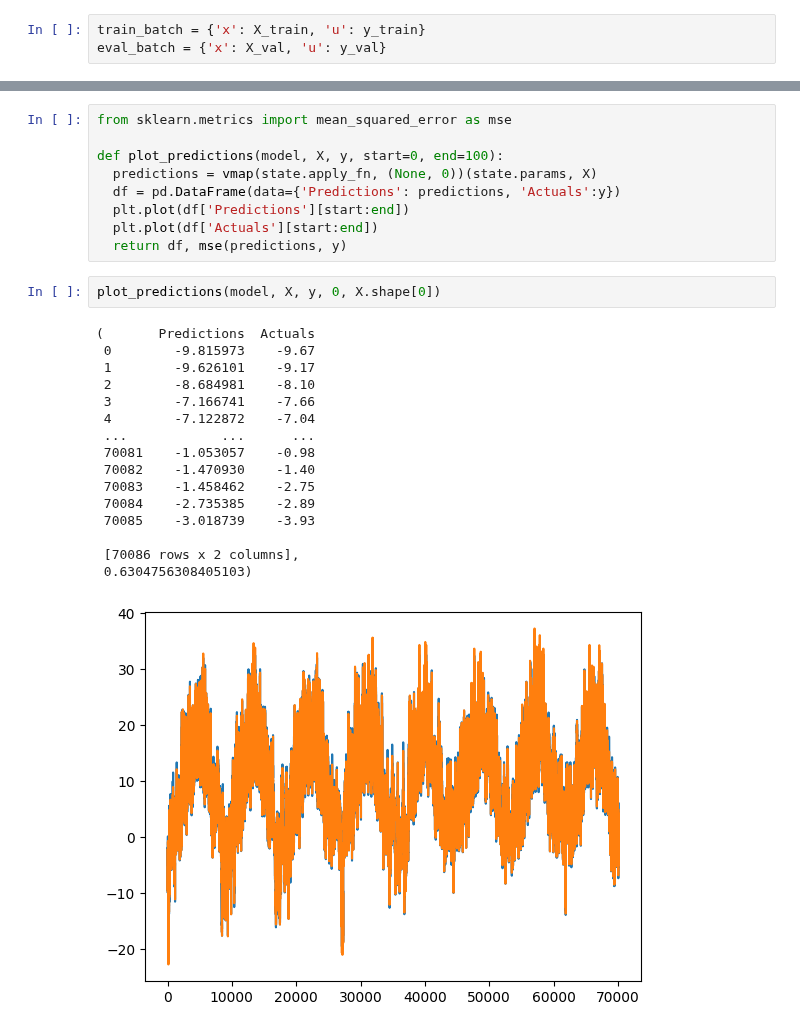
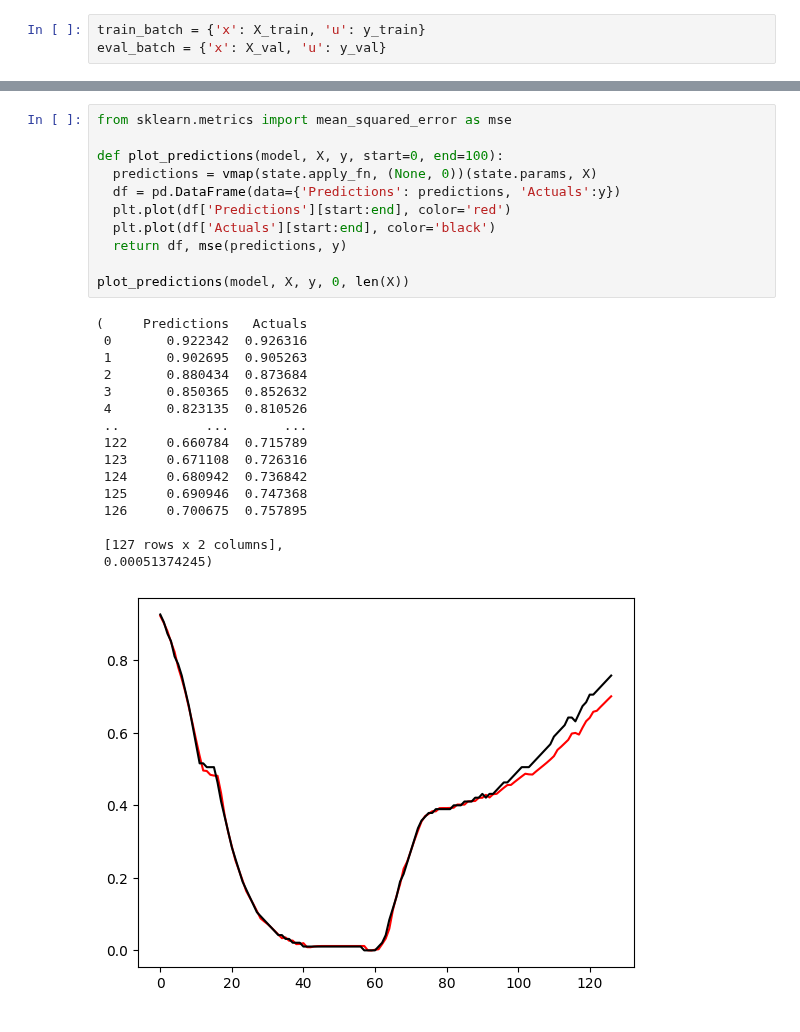
Before and after one commit to marcelogarret/projeto_mestrado, a Jupyter notebook: LSTM_garret_JAX.ipynb, the cells around one changed output, grey strips where cells are left out. Saved outputs shown, nothing was run; the diff lists cells and outputs as text.

```diff
--- a/LSTM_garret_JAX.ipynb
+++ b/LSTM_garret_JAX.ipynb
@@ -325,28 +330,28 @@ plt.plot(test_results['Actuals'][:100], color='black')
 # %%
 from sklearn.metrics import mean_squared_error as mse
 
 def plot_predictions(model, X, y, start=0, end=100):
   predictions = vmap(state.apply_fn, (None, 0))(state.params, X)
   df = pd.DataFrame(data={'Predictions': predictions, 'Actuals':y})
-  plt.plot(df['Predictions'][start:end])
-  plt.plot(df['Actuals'][start:end])
+  plt.plot(df['Predictions'][start:end], color='red')
+  plt.plot(df['Actuals'][start:end], color='black')
   return df, mse(predictions, y)
+
+plot_predictions(model, X, y, 0, len(X))
+# %% [output]
+(     Predictions   Actuals
+ 0       0.922342  0.926316
+ 1       0.902695  0.905263
+ 2       0.880434  0.873684
+ 3       0.850365  0.852632
+ 4       0.823135  0.810526
+ ..           ...       ...
+ 122     0.660784  0.715789
+ 123     0.671108  0.726316
+ 124     0.680942  0.736842
+ 125     0.690946  0.747368
+ 126     0.700675  0.757895
+
+ [127 rows x 2 columns],
+ 0.00051374245)
+[figure, added]
-# %%
-plot_predictions(model, X, y, 0, X.shape[0])
-# %% [output]
-(       Predictions  Actuals
- 0        -9.815973    -9.67
- 1        -9.626101    -9.17
- 2        -8.684981    -8.10
- 3        -7.166741    -7.66
- 4        -7.122872    -7.04
- ...            ...      ...
- 70081    -1.053057    -0.98
- 70082    -1.470930    -1.40
- 70083    -1.458462    -2.75
- 70084    -2.735385    -2.89
- 70085    -3.018739    -3.93
-
- [70086 rows x 2 columns],
- 0.6304756308405103)
-[figure, removed]
```
Also changed, not shown: parts of 39 cells of this notebook.
